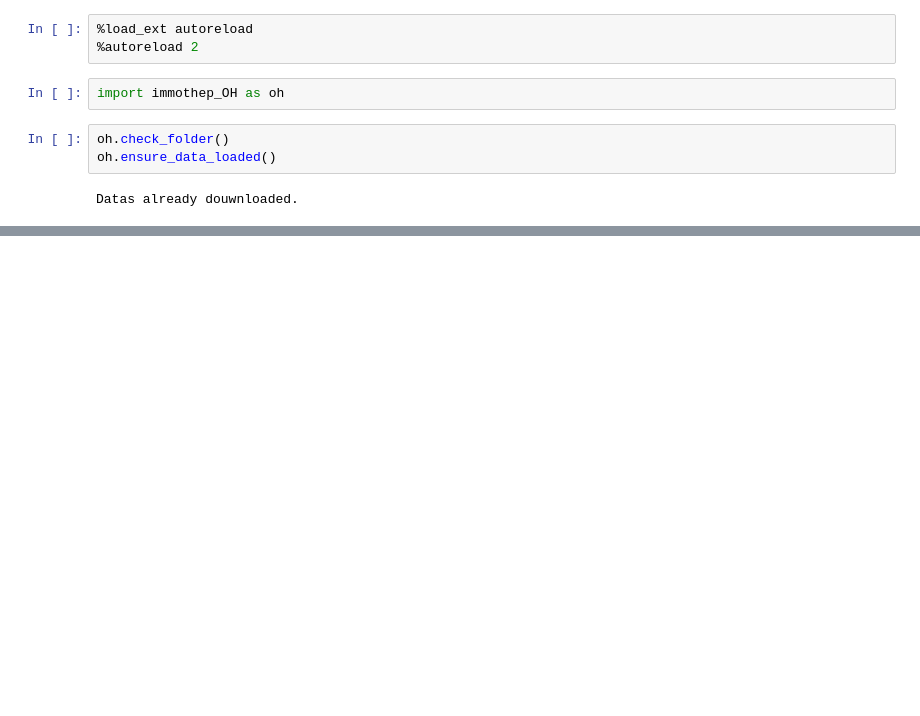
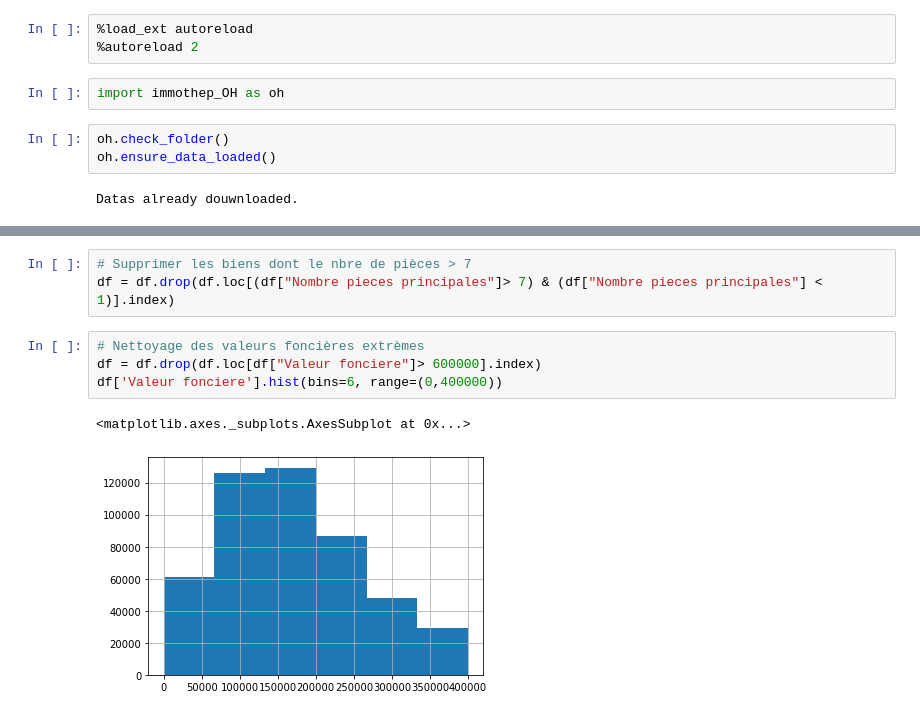
Before and after one commit to Orkaelle/Immothep, a Jupyter notebook: Immothep.ipynb, the cells around one changed output, grey strips where cells are left out. Saved outputs shown, nothing was run; the diff lists cells and outputs as text; blank space fills up the shorter version.

```diff
--- a/Immothep.ipynb
+++ b/Immothep.ipynb
@@ -49,0 +88,10 @@ df['Surface reelle bati'].hist(bins=100, range=(0,380))
+# %%
+# Supprimer les biens dont le nbre de pièces > 7
+df = df.drop(df.loc[(df["Nombre pieces principales"]> 7) & (df["Nombre pieces principales"] < 1)].index)
+# %%
+# Nettoyage des valeurs foncières extrèmes
+df = df.drop(df.loc[df["Valeur fonciere"]> 600000].index)
+df['Valeur fonciere'].hist(bins=6, range=(0,400000))
+# %% [output]
+<matplotlib.axes._subplots.AxesSubplot at 0x...>
+[figure, added]
```
Also changed, not shown: parts of 24 cells of this notebook.
